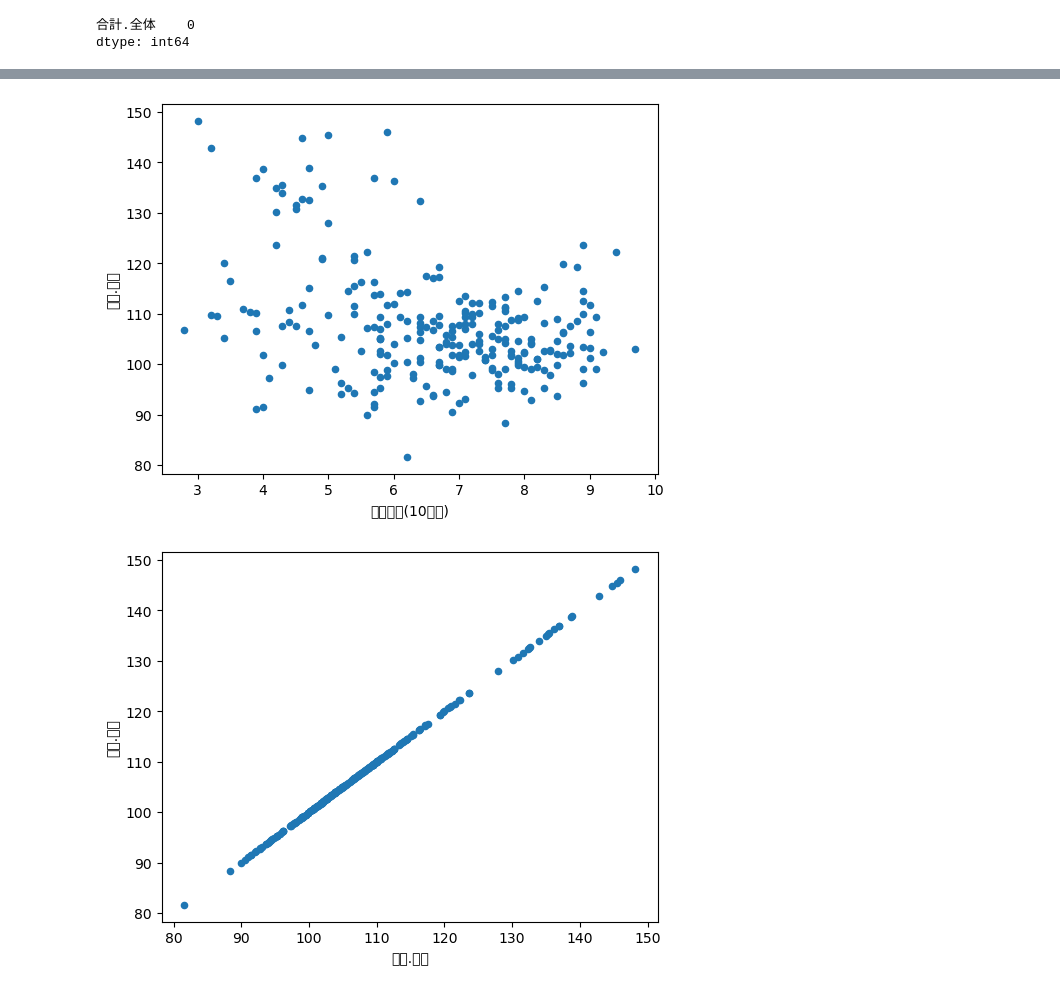
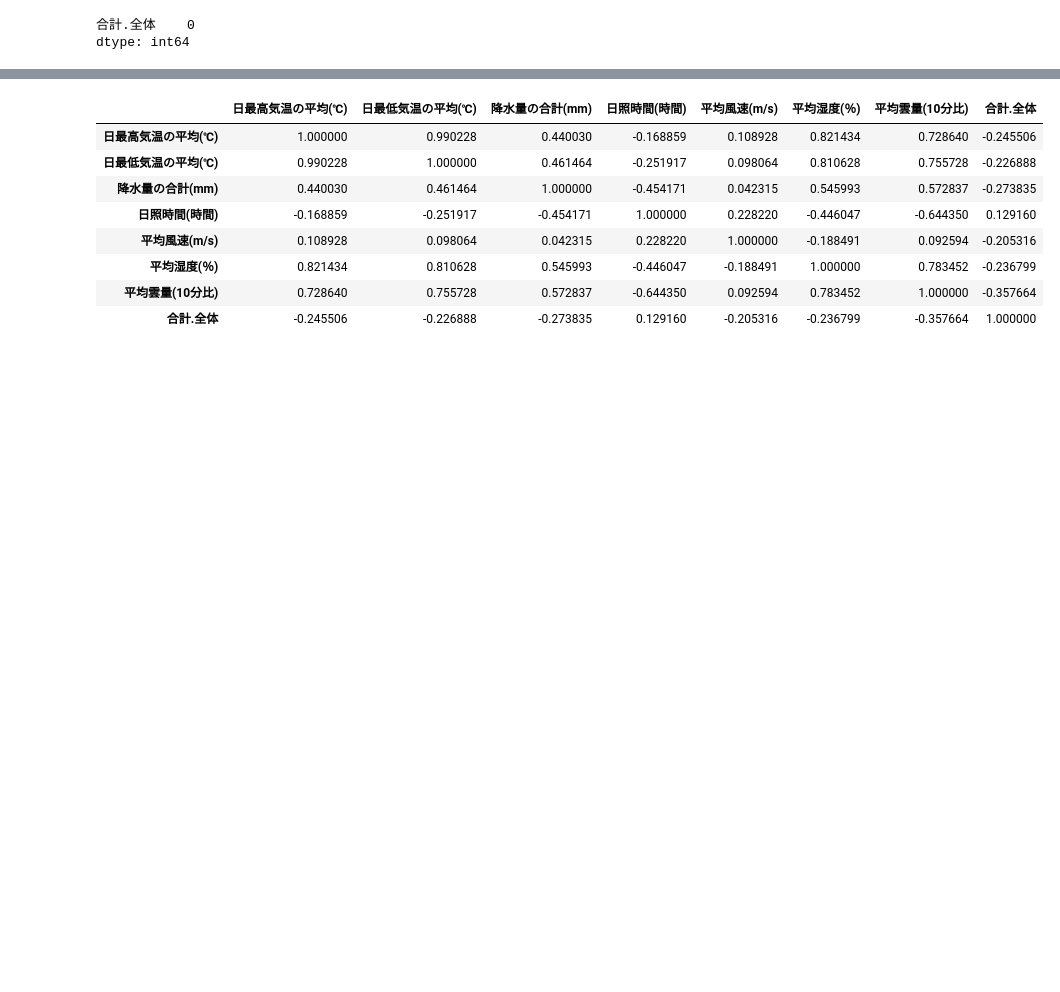
Before and after one commit to Udon-datascience/opendata_analysis, a Jupyter notebook: correl_clothes/correl_clothes.ipynb, the cells around one changed output, grey strips where cells are left out. Drawn from its saved outputs; the diff is of its cells as text; code cells hidden in the pictures; blank space fills up the shorter version.

```diff
--- a/correl_clothes/correl_clothes.ipynb
+++ b/correl_clothes/correl_clothes.ipynb
@@ -244,5 +245,3 @@ t=df3['合計.全体']
 # %%
-#外れ値の確認
-for col in x:
-    df3.plot(kind='scatter',x=col,y='合計.全体')
+display(df3.corr())
 # %% [output]
@@ -256,2 +248,9 @@ for col in x:
-[figure, removed]
-[figure, removed]
+|  | 日最高気温の平均(℃) | 日最低気温の平均(℃) | 降水量の合計(mm) | 日照時間(時間) | 平均風速(m/s) | 平均湿度(％) | 平均雲量(10分比) | 合計.全体 |
+| 日最高気温の平均(℃) | 1.000000 | 0.990228 | 0.440030 | -0.168859 | 0.108928 | 0.821434 | 0.728640 | -0.245506 |
+| 日最低気温の平均(℃) | 0.990228 | 1.000000 | 0.461464 | -0.251917 | 0.098064 | 0.810628 | 0.755728 | -0.226888 |
+| 降水量の合計(mm) | 0.440030 | 0.461464 | 1.000000 | -0.454171 | 0.042315 | 0.545993 | 0.572837 | -0.273835 |
+| 日照時間(時間) | -0.168859 | -0.251917 | -0.454171 | 1.000000 | 0.228220 | -0.446047 | -0.644350 | 0.129160 |
+| 平均風速(m/s) | 0.108928 | 0.098064 | 0.042315 | 0.228220 | 1.000000 | -0.188491 | 0.092594 | -0.205316 |
+| 平均湿度(％) | 0.821434 | 0.810628 | 0.545993 | -0.446047 | -0.188491 | 1.000000 | 0.783452 | -0.236799 |
+| 平均雲量(10分比) | 0.728640 | 0.755728 | 0.572837 | -0.644350 | 0.092594 | 0.783452 | 1.000000 | -0.357664 |
+| 合計.全体 | -0.245506 | -0.226888 | -0.273835 | 0.129160 | -0.205316 | -0.236799 | -0.357664 | 1.000000 |
```
Also changed, not shown: parts of 13 cells of this notebook.
